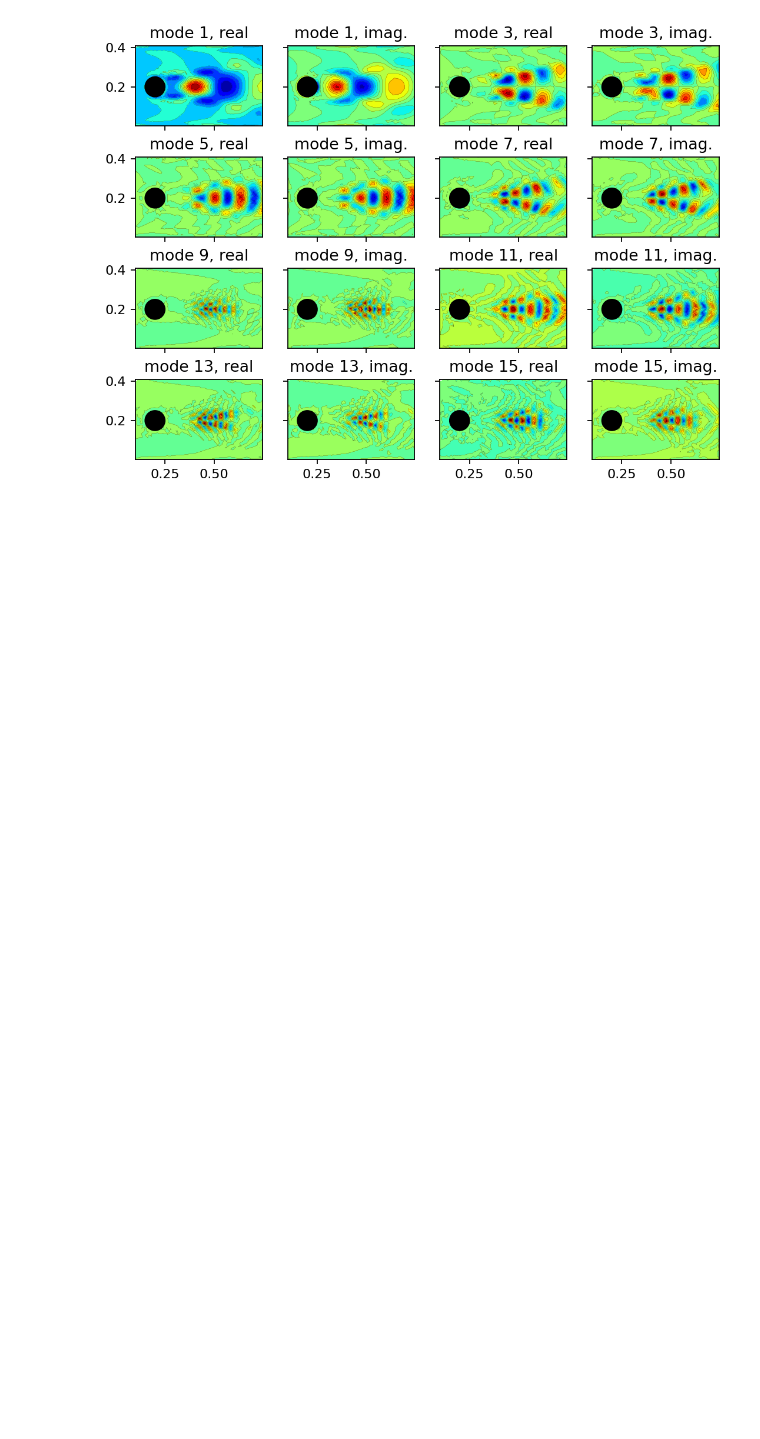
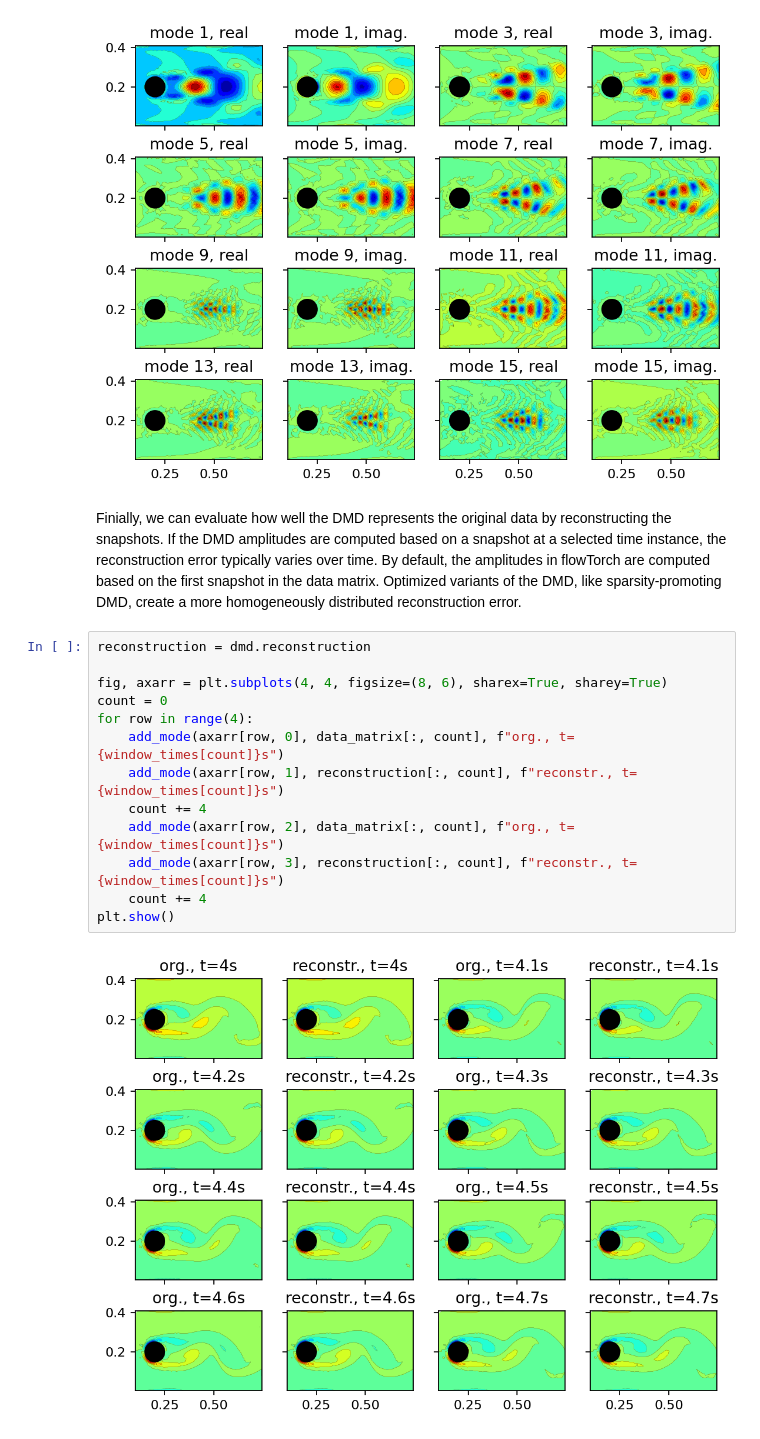
Before and after one commit to FlowModelingControl/flowtorch, a Jupyter notebook: docs/source/notebooks/dmd_cylinder.ipynb, the cells around one changed output. Drawn from its saved outputs; the diff is of its cells as text; blank space fills up the shorter version.

```diff
--- a/docs/source/notebooks/dmd_cylinder.ipynb
+++ b/docs/source/notebooks/dmd_cylinder.ipynb
@@ -129,3 +148,20 @@ for row in range(4):
 plt.show()
 # %% [output]
 [figure]
+# %% [markdown]
+Finially, we can evaluate how well the DMD represents the original data by reconstructing the snapshots. If the DMD amplitudes are computed based on a snapshot at a selected time instance, the reconstruction error typically varies over time. By default, the amplitudes in flowTorch are computed based on the first snapshot in the data matrix. Optimized variants of the DMD, like sparsity-promoting DMD, create a more homogeneously distributed reconstruction error.
+# %%
+reconstruction = dmd.reconstruction
+
+fig, axarr = plt.subplots(4, 4, figsize=(8, 6), sharex=True, sharey=True)
+count = 0
+for row in range(4):
+    add_mode(axarr[row, 0], data_matrix[:, count], f"org., t={window_times[count]}s")
+    add_mode(axarr[row, 1], reconstruction[:, count], f"reconstr., t={window_times[count]}s")
+    count += 4
+    add_mode(axarr[row, 2], data_matrix[:, count], f"org., t={window_times[count]}s")
+    add_mode(axarr[row, 3], reconstruction[:, count], f"reconstr., t={window_times[count]}s")
+    count += 4
+plt.show()
+# %% [output]
+[figure, added]
```
Also changed, not shown: parts of 10 cells of this notebook.
